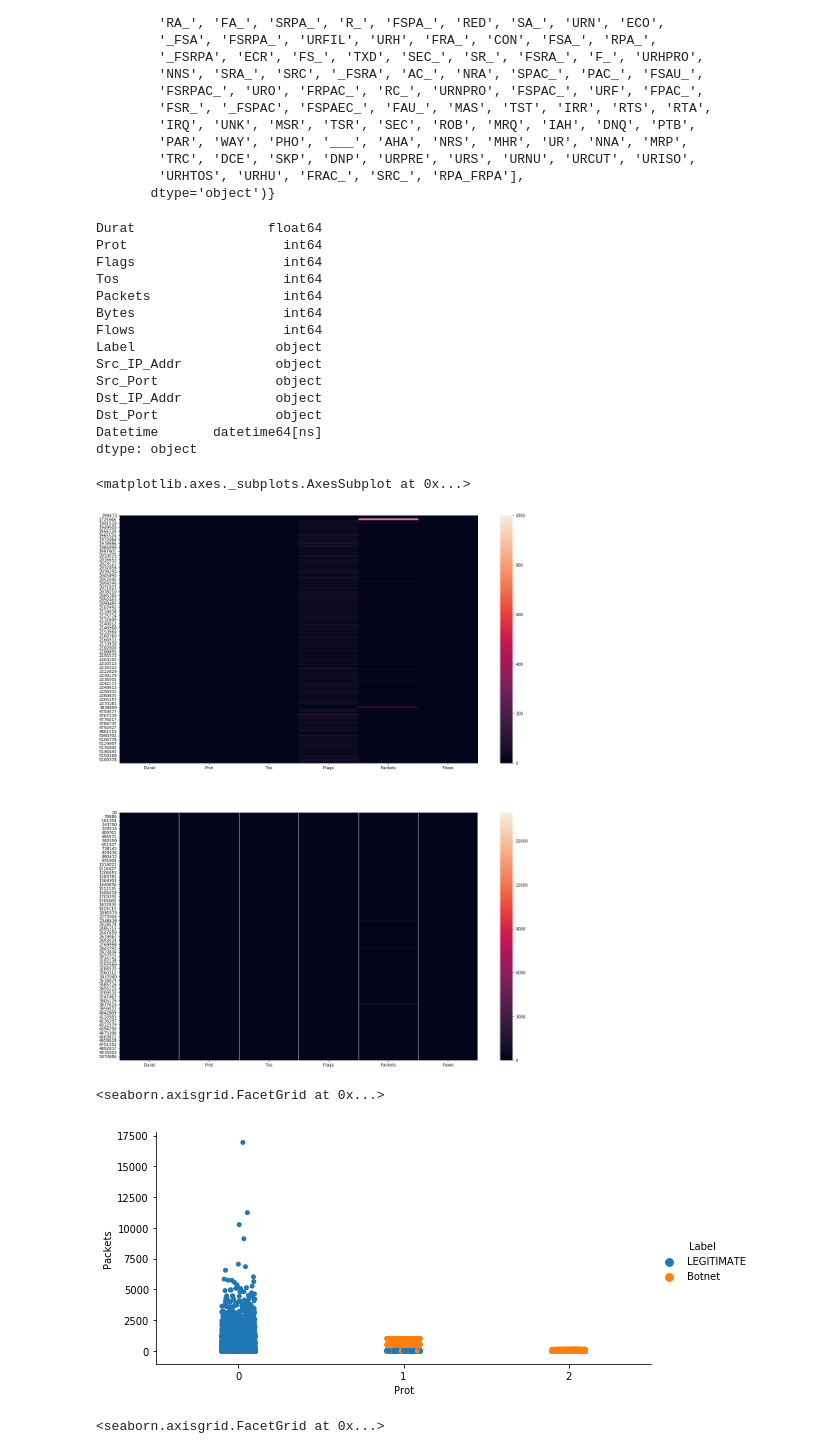
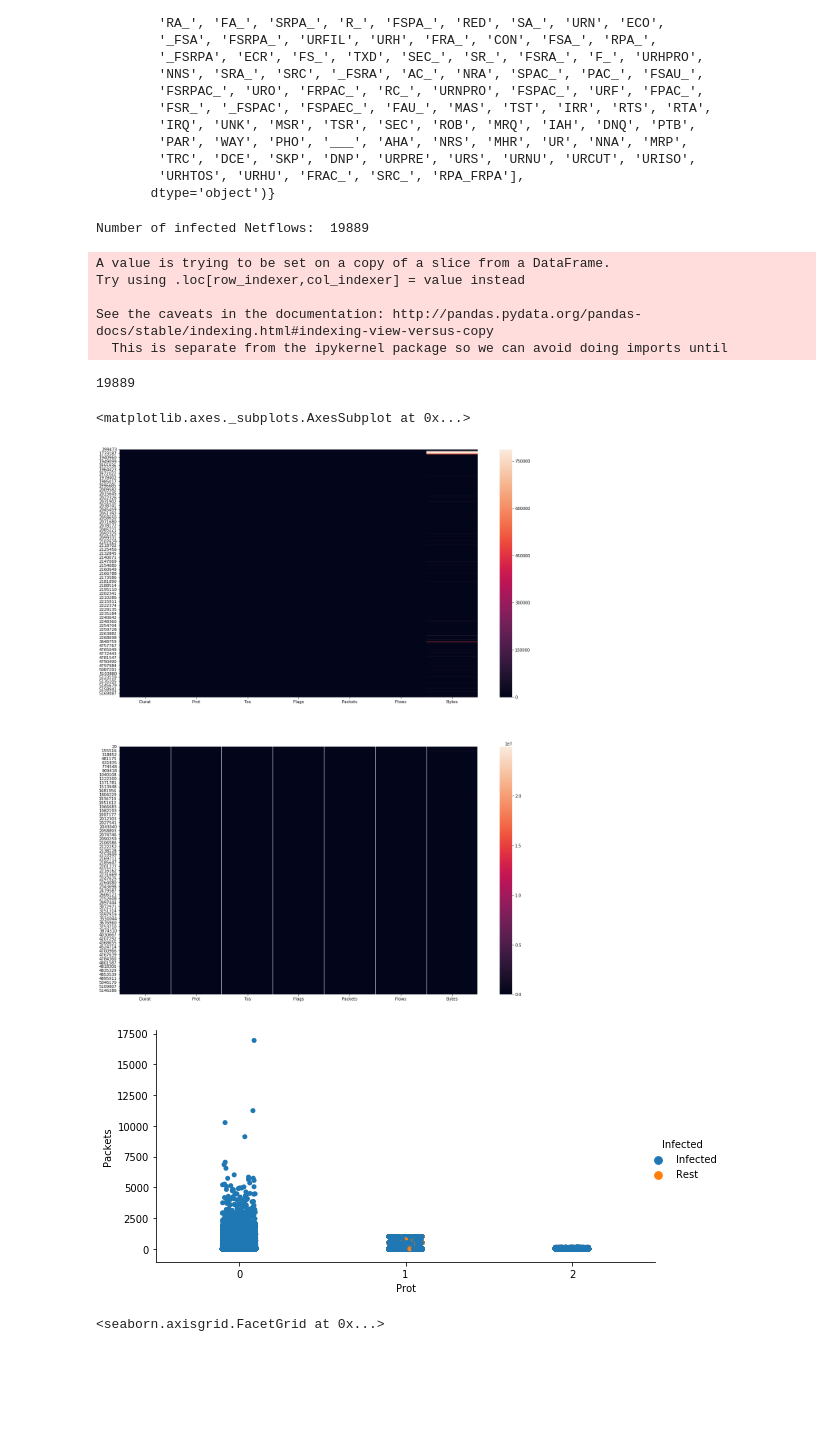
Before and after one commit to giannislelekas/CS4035, a Jupyter notebook: lab3/Flow_Data_Discretiazation_Task.ipynb, the cells around one changed output. Cells and saved outputs as stored; diff of their text form; code cells hidden in the pictures; blank space fills up the shorter version.

```diff
--- a/lab3/Flow_Data_Discretiazation_Task.ipynb
+++ b/lab3/Flow_Data_Discretiazation_Task.ipynb
@@ -78,42 +80,42 @@ label_mapping
        dtype='object')}
 # %%
 data_nobground = data[data['Label']!= 'Background']
-data_infected = data_nobground[np.logical_or(data_nobground['Src_IP_Addr'] == infected_hosts[0], data_nobground['Dst_IP_Addr']==infected_hosts[0])]
+# data_infected = data_nobground[np.logical_or(data_nobground['Src_IP_Addr'] == infected_hosts[0], data_nobground['Dst_IP_Addr']==infected_hosts[0])]
+data_nobground['Infected'] = data_nobground['Src_IP_Addr']==infected_hosts[0]
+data_infected = data_nobground[data_nobground['Infected']==1]
 data_infected.dtypes
+print("Number of infected Netflows: ", len(data_infected))
 # %% [output]
-Durat                 float64
-Prot                    int64
-Flags                   int64
-Tos                     int64
-Packets                 int64
-Bytes                   int64
-Flows                   int64
-Label                  object
-Src_IP_Addr            object
-Src_Port               object
-Dst_IP_Addr            object
-Dst_Port               object
-Datetime       datetime64[ns]
-dtype: object
+Number of infected Netflows:  19889
+A value is trying to be set on a copy of a slice from a DataFrame.
+Try using .loc[row_indexer,col_indexer] = value instead
+
+See the caveats in the documentation: http://pandas.pydata.org/pandas-docs/stable/indexing.html#indexing-view-versus-copy
+  This is separate from the ipykernel package so we can avoid doing imports until
+# %%
+np.sum(data_nobground['Infected']==1)
+# %% [output]
+19889
 # %%
 import seaborn as sns
 from matplotlib import pyplot as plt
 
-columns = ['Durat', 'Prot', 'Tos', 'Flags', 'Packets', 'Flows']
+columns = ['Durat', 'Prot', 'Tos', 'Flags', 'Packets', 'Flows', 'Bytes']
 
-data_clean = data[data['Label'] == 'LEGITIMATE']
+data_clean = data_nobground[data_nobground['Infected'] == 0]
 
 fig, ax = plt.subplots(nrows=2, ncols=1, figsize=(20,25))
 sns.heatmap(data_infected[columns], ax=ax[0])
 sns.heatmap(data_clean[columns], ax=ax[1])
 # %% [output]
 <matplotlib.axes._subplots.AxesSubplot at 0x...>
-[figure, old version]
+[figure, new version]
 # %%
-sns.catplot(x='Prot', y='Packets', hue='Label', data=data_nobground, height=4, aspect=2)
+g = sns.catplot(x='Prot', y='Packets', hue='Infected', data=data_nobground, height=4, aspect=2, legend_out=True)
+labels = ['Infected', 'Rest']
+for t, l in zip(g._legend.texts, labels): t.set_text(l)
 # %% [output]
-<seaborn.axisgrid.FacetGrid at 0x...>
-[figure, old version]
+[figure, new version]
 # %%
 sns.catplot(x='Prot', y='Flags', hue='Label', data=data_nobground, height=4, aspect=2)
 # %% [output]
```
Also changed, not shown: parts of 11 cells of this notebook, 4 other files.
